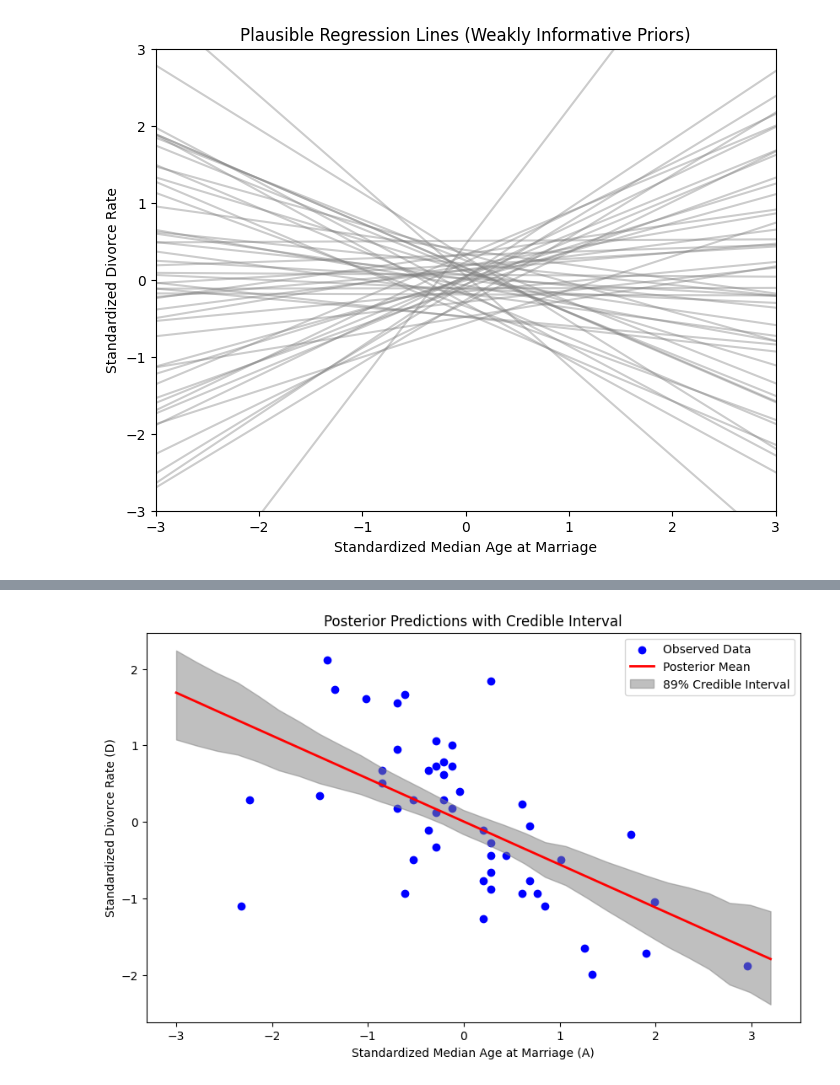
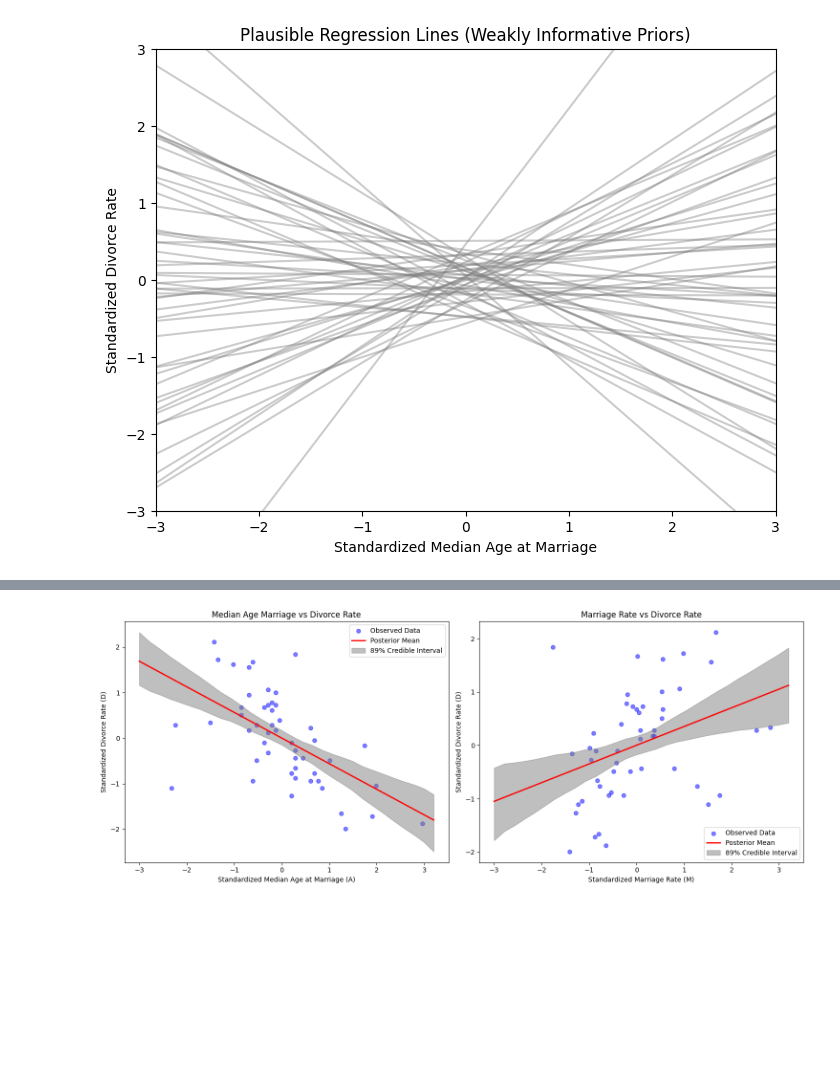
Before and after one commit to psiudo/Statististical-Rethinking, a Jupyter notebook: Chap5.ipynb, the cells around one changed output, grey strips where cells are left out. Drawn from its saved outputs; the diff is of its cells as text; code cells hidden in the pictures; blank space fills up the shorter version.

```diff
--- a/Chap5.ipynb
+++ b/Chap5.ipynb
@@ -105,44 +187,63 @@ data = pd.read_csv("WaffleDivorce.csv", sep=";")
 scaler = StandardScaler()
 data["D"] = scaler.fit_transform(data[["Divorce"]])  # Divorce 표준화
 data["A"] = scaler.fit_transform(data[["MedianAgeMarriage"]])  # MedianAgeMarriage 표준화
+data["M"] = scaler.fit_transform(data[["Marriage"]])  # Marriage 표준화
 
-# A_seq 설정
+# A_seq와 M_seq 설정
 A_seq = np.linspace(-3, 3.2, 30)
+M_seq = np.linspace(-3, 3.2, 30)
 
-# PyMC 모델 정의
-with pm.Model() as model:
-    # Priors
+# PyMC 모델 정의 및 두 변수에 대한 모델링
+# (1) Median Age Marriage -> Divorce Rate
+with pm.Model() as model_age:
     a = pm.Normal("a", mu=0, sigma=0.2)  # 절편
     bA = pm.Normal("bA", mu=0, sigma=0.5)  # 기울기
     sigma = pm.Exponential("sigma", lam=1)  # 오차
+    mu = pm.Deterministic("mu", a + bA * A_seq)
+    D_obs = pm.Normal("D_obs", mu=a + bA * data["A"], sigma=sigma, observed=data["D"])
+    trace_age = pm.sample(1000, return_inferencedata=True, cores=2)
+    posterior_predictive_age = pm.sample_posterior_predictive(trace_age, var_names=["mu"], extend_inferencedata=True)
 
-    # 선형 모델
-    mu = pm.Deterministic("mu", a + bA * A_seq)  # A_seq와 연산
-    D_obs = pm.Normal("D_obs", mu=a + bA * data["A"], sigma=sigma, observed=data["D"])  # 관측 데이터
-
-    # 샘플링
-    trace = pm.sample(1000, return_inferencedata=True, cores=2)
-    posterior_predictive = pm.sample_posterior_predictive(trace, var_names=["mu"], extend_inferencedata=True)
+# (2) Marriage Rate -> Divorce Rate
+with pm.Model() as model_marriage:
+    a = pm.Normal("a", mu=0, sigma=0.2)  # 절편
+    bM = pm.Normal("bM", mu=0, sigma=0.5)  # 기울기
+    sigma = pm.Exponential("sigma", lam=1)  # 오차
+    mu = pm.Deterministic("mu", a + bM * M_seq)
+    D_obs = pm.Normal("D_obs", mu=a + bM * data["M"], sigma=sigma, observed=data["D"])
+    trace_marriage = pm.sample(1000, return_inferencedata=True, cores=2)
+    posterior_predictive_marriage = pm.sample_posterior_predictive(trace_marriage, var_names=["mu"], extend_inferencedata=True)
 
 # 사후 분포 요약
-mu_samples = posterior_predictive.posterior_predictive["mu"].values  # (2, 1000, 30)
-mu_mean = mu_samples.mean(axis=(0, 1))  # 모든 샘플에 대해 평균 계산 (크기: (30,))
-mu_PI = az.hdi(mu_samples.reshape(-1, 30), hdi_prob=0.89)  # 신뢰 구간 계산 (크기: (30, 2))
+mu_samples_age = posterior_predictive_age.posterior_predictive["mu"].values
+mu_mean_age = mu_samples_age.mean(axis=(0, 1))
+mu_PI_age = az.hdi(mu_samples_age.reshape(-1, 30), hdi_prob=0.89)
 
-# 크기 확인
-print("A_seq shape:", A_seq.shape)
-print("mu_samples shape:", mu_samples.shape)
-print("mu_mean shape:", mu_mean.shape)
-print("mu_PI shape:", mu_PI.shape)
+mu_samples_marriage = posterior_predictive_marriage.posterior_predictive["mu"].values
+mu_mean_marriage = mu_samples_marriage.mean(axis=(0, 1))
+mu_PI_marriage = az.hdi(mu_samples_marriage.reshape(-1, 30), hdi_prob=0.89)
 
-# 데이터 시각화
-plt.figure(figsize=(10, 6))
-plt.scatter(data["A"], data["D"], color="blue", label="Observed Data")  # 관측 데이터
-plt.plot(A_seq, mu_mean, color="red", lw=2, label="Posterior Mean")  # 평균 회귀선
-plt.fill_between(A_seq, mu_PI[:, 0], mu_PI[:, 1], color="gray", alpha=0.5, label="89% Credible Interval")  # 신뢰 구간
-plt.xlabel("Standardized Median Age at Marriage (A)")
-plt.ylabel("Standardized Divorce Rate (D)")
-plt.title("Posterior Predictions with Credible Interval")
-plt.legend()
+# 두 그래프를 나란히 그리기
+fig, axes = plt.subplots(1, 2, figsize=(15, 6))
+
+# (1) Median Age Marriage -> Divorce Rate
+axes[0].scatter(data["A"], data["D"], color="blue", label="Observed Data", alpha=0.5)
+axes[0].plot(A_seq, mu_mean_age, color="red", lw=2, label="Posterior Mean")
+axes[0].fill_between(A_seq, mu_PI_age[:, 0], mu_PI_age[:, 1], color="gray", alpha=0.5, label="89% Credible Interval")
+axes[0].set_xlabel("Standardized Median Age at Marriage (A)")
+axes[0].set_ylabel("Standardized Divorce Rate (D)")
+axes[0].set_title("Median Age Marriage vs Divorce Rate")
+axes[0].legend()
+
+# (2) Marriage Rate -> Divorce Rate
+axes[1].scatter(data["M"], data["D"], color="blue", label="Observed Data", alpha=0.5)
+axes[1].plot(M_seq, mu_mean_marriage, color="red", lw=2, label="Posterior Mean")
+axes[1].fill_between(M_seq, mu_PI_marriage[:, 0], mu_PI_marriage[:, 1], color="gray", alpha=0.5, label="89% Credible Interval")
+axes[1].set_xlabel("Standardized Marriage Rate (M)")
+axes[1].set_ylabel("Standardized Divorce Rate (D)")
+axes[1].set_title("Marriage Rate vs Divorce Rate")
+axes[1].legend()
+
+plt.tight_layout()
 plt.show()
 # %% [output]
@@ -167 +268 @@ mu_PI shape: (30, 2)
-[figure, old version]
+[figure, new version]
```
Also changed, not shown: parts of 38 cells of this notebook.
